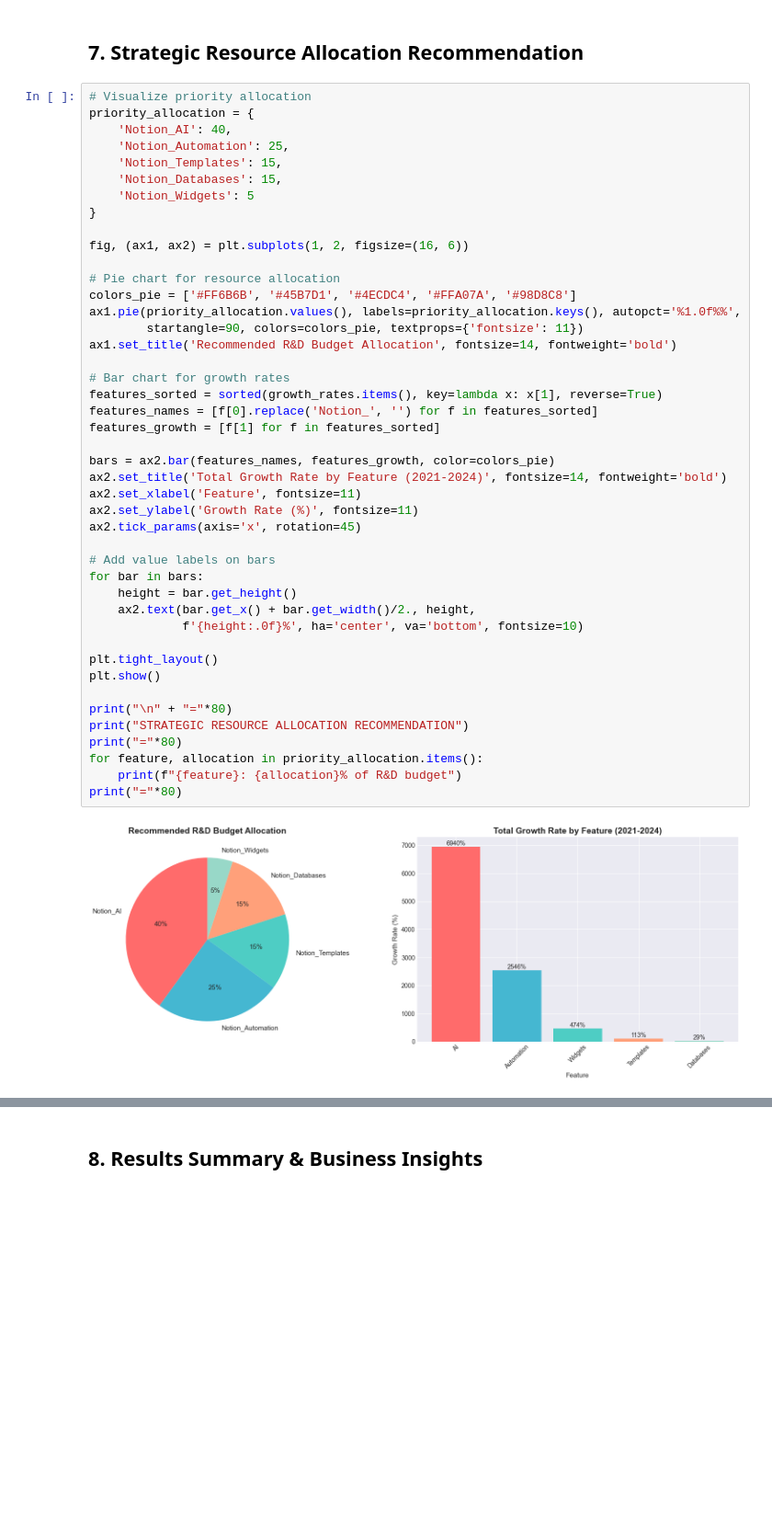
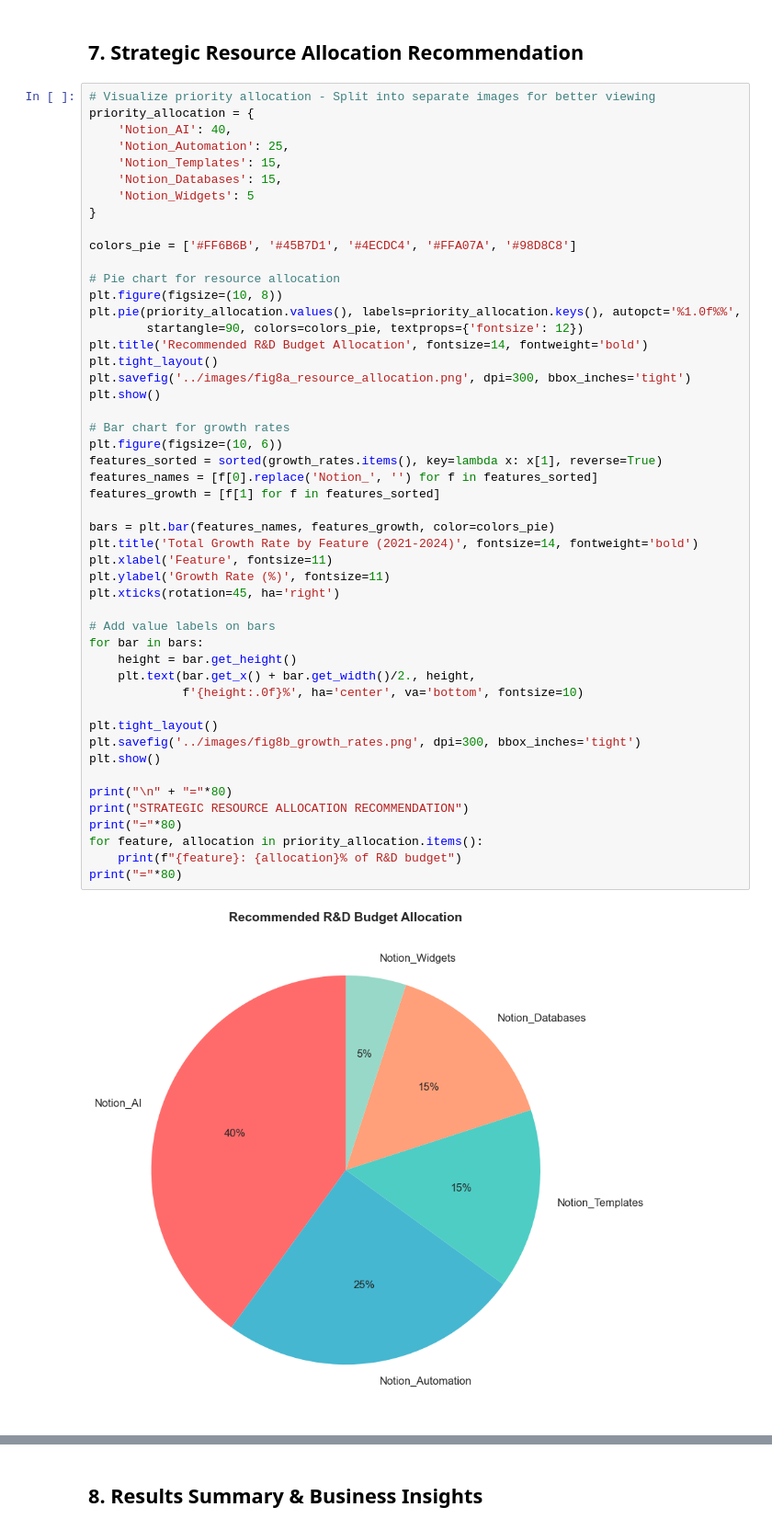
Before and after one commit to manishtandurkar/demand-forecasting, a Jupyter notebook: notebooks/demand_forecasting_analysis.ipynb, the cells around one changed output, grey strips where cells are left out. Shown at 92% size. Drawn from its saved outputs; the diff is of its cells as text; blank space fills up the shorter version.

```diff
--- a/notebooks/demand_forecasting_analysis.ipynb
+++ b/notebooks/demand_forecasting_analysis.ipynb
@@ -596,48 +606,53 @@ FORECAST-DRIVEN PRODUCT DESIGN DECISIONS
 # %% [markdown]
 ## 7. Strategic Resource Allocation Recommendation
 # %%
-# Visualize priority allocation
+# Visualize priority allocation - Split into separate images for better viewing
 priority_allocation = {
     'Notion_AI': 40,
     'Notion_Automation': 25,
     'Notion_Templates': 15,
     'Notion_Databases': 15,
     'Notion_Widgets': 5
 }
 
-fig, (ax1, ax2) = plt.subplots(1, 2, figsize=(16, 6))
+colors_pie = ['#FF6B6B', '#45B7D1', '#4ECDC4', '#FFA07A', '#98D8C8']
 
 # Pie chart for resource allocation
-colors_pie = ['#FF6B6B', '#45B7D1', '#4ECDC4', '#FFA07A', '#98D8C8']
-ax1.pie(priority_allocation.values(), labels=priority_allocation.keys(), autopct='%1.0f%%',
-        startangle=90, colors=colors_pie, textprops={'fontsize': 11})
-ax1.set_title('Recommended R&D Budget Allocation', fontsize=14, fontweight='bold')
+plt.figure(figsize=(10, 8))
+plt.pie(priority_allocation.values(), labels=priority_allocation.keys(), autopct='%1.0f%%',
+        startangle=90, colors=colors_pie, textprops={'fontsize': 12})
+plt.title('Recommended R&D Budget Allocation', fontsize=14, fontweight='bold')
+plt.tight_layout()
+plt.savefig('../images/fig8a_resource_allocation.png', dpi=300, bbox_inches='tight')
+plt.show()
 
 # Bar chart for growth rates
+plt.figure(figsize=(10, 6))
 features_sorted = sorted(growth_rates.items(), key=lambda x: x[1], reverse=True)
 features_names = [f[0].replace('Notion_', '') for f in features_sorted]
 features_growth = [f[1] for f in features_sorted]
 
-bars = ax2.bar(features_names, features_growth, color=colors_pie)
-ax2.set_title('Total Growth Rate by Feature (2021-2024)', fontsize=14, fontweight='bold')
-ax2.set_xlabel('Feature', fontsize=11)
-ax2.set_ylabel('Growth Rate (%)', fontsize=11)
-ax2.tick_params(axis='x', rotation=45)
+bars = plt.bar(features_names, features_growth, color=colors_pie)
+plt.title('Total Growth Rate by Feature (2021-2024)', fontsize=14, fontweight='bold')
+plt.xlabel('Feature', fontsize=11)
+plt.ylabel('Growth Rate (%)', fontsize=11)
+plt.xticks(rotation=45, ha='right')
 
 # Add value labels on bars
 for bar in bars:
     height = bar.get_height()
-    ax2.text(bar.get_x() + bar.get_width()/2., height,
+    plt.text(bar.get_x() + bar.get_width()/2., height,
              f'{height:.0f}%', ha='center', va='bottom', fontsize=10)
 
 plt.tight_layout()
+plt.savefig('../images/fig8b_growth_rates.png', dpi=300, bbox_inches='tight')
 plt.show()
 
 print("\n" + "="*80)
 print("STRATEGIC RESOURCE ALLOCATION RECOMMENDATION")
 print("="*80)
 for feature, allocation in priority_allocation.items():
     print(f"{feature}: {allocation}% of R&D budget")
 print("="*80)
 # %% [output]
-[figure, old version]
+[figure, new version]
```
Also changed, not shown: parts of 9 cells of this notebook, 16 other files.
